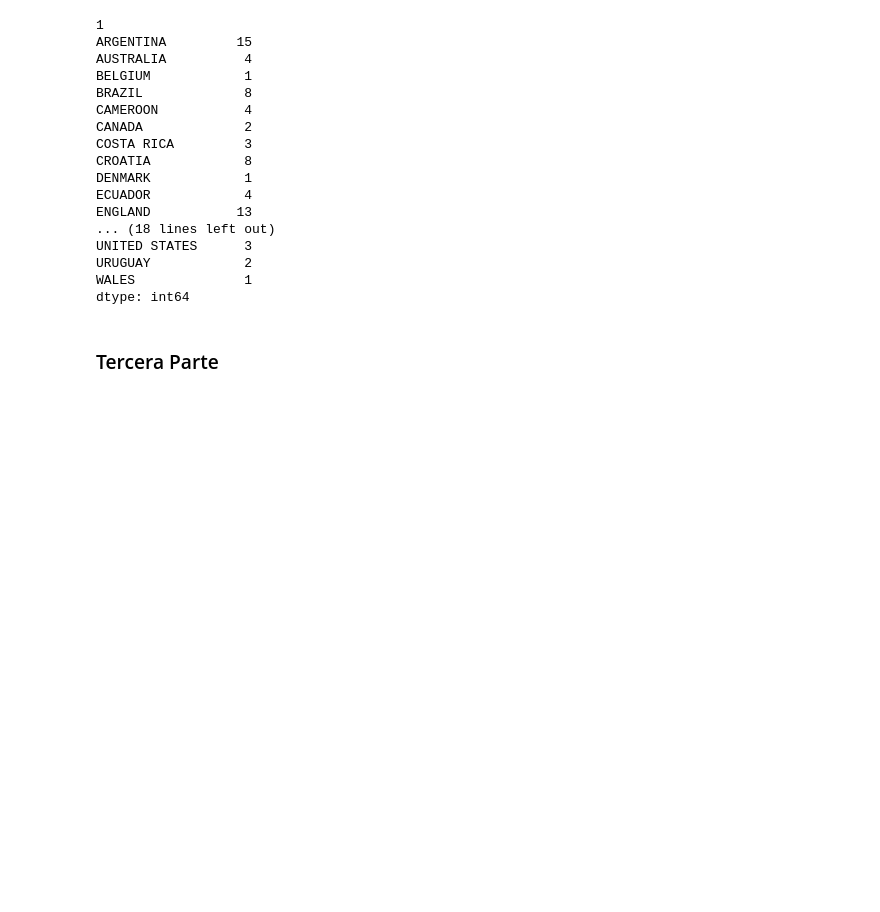
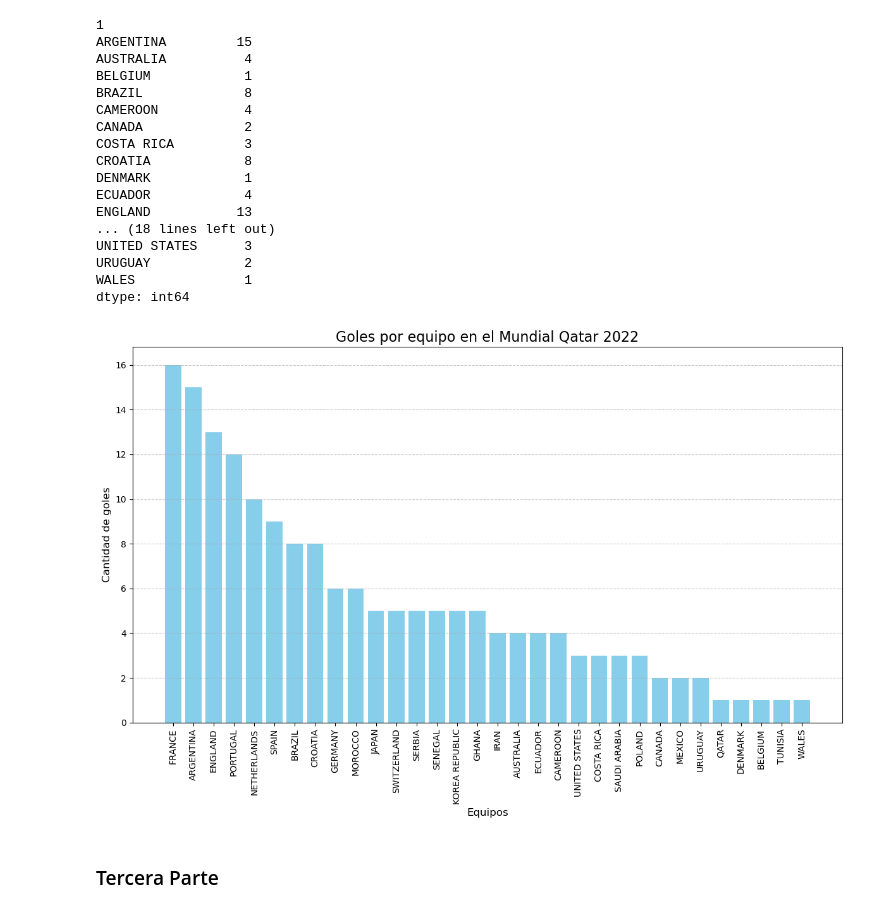
Before and after one commit to Sabetay/Actividades-chona--1erCua, a Jupyter notebook: 29-4/mundial_qatar_2022.ipynb, the cells around one changed output. Saved outputs shown, nothing was run; the diff lists cells and outputs as text; code cells hidden in the pictures; blank space fills up the shorter version.

```diff
--- a/29-4/mundial_qatar_2022.ipynb
+++ b/29-4/mundial_qatar_2022.ipynb
@@ -360,3 +355,60 @@ fig, ax = plt.subplots()
+# %%
+# Graficar los goles por equipo en todo el mundial
+
+#fig, ax = plt.subplots()
+
+'''
+GRAFICO ARG.
+partidos = mundial[(mundial["1"] == equipo) | (mundial["2"] == equipo)]
+
+# Crear una columna con los goles hechos por el equipo en cada partido
+partidos["goles_hechos"] = partidos.apply(
+    lambda row: row["1_goals"] if row["1"] == equipo else row["2_goals"], axis=1 #axis se refiere a la dimensión sobre la que se realiza una operación.
+)
+# Crear el gráfico
+fig, ax = plt.subplots(figsize=(10, 6))
+ax.bar(partidos.index, partidos["goles_hechos"], color="skyblue")
+
+# Configurar el gráfico
+ax.set_title(f"Goles hechos por {equipo} en cada partido", fontsize=14)
+ax.set_xlabel("Partido (índice)", fontsize=12)
+ax.set_ylabel("Goles hechos", fontsize=12)
+ax.grid(axis="y", linestyle="--", alpha=0.7)
+
+# Mostrar el gráfico
+plt.show()
+'''
+
+#(mundial.groupby("1")["1_goals"].sum() + mundial.groupby("2")["2_goals"].sum())
+# Completar
+
+archivo = "https://raw.githubusercontent.com/IgnacioPardo/Tecnologias_Exponenciales_2025/refs/heads/main/qatar.csv"
+
+# Leer datos del archivo
+mundial = pd.read_csv(archivo)
+
+# Agrupar los goles por equipo sumando los goles hechos como local y visitante
+goles_por_equipo = mundial.groupby("1")["1_goals"].sum() + mundial.groupby("2")["2_goals"].sum()
+
+# Ordenar los equipos por la cantidad de goles
+goles_por_equipo = goles_por_equipo.sort_values(ascending=False) # sort_values es para ordenar los equipos según la cantidad de goles anotados, de mayor a menor.
+
+# Crear el gráfico
+fig, ax = plt.subplots(figsize=(12, 8))
+ax.bar(goles_por_equipo.index, goles_por_equipo.values, color="skyblue")
+
+# Configurar el gráfico
+ax.set_title("Goles por equipo en el Mundial Qatar 2022", fontsize=16)
+ax.set_xlabel("Equipos", fontsize=12)
+ax.set_ylabel("Cantidad de goles", fontsize=12)
+ax.tick_params(axis="x", rotation=90)  # Rotar las etiquetas del eje X para mejor visibilidad
+ax.grid(axis="y", linestyle="--", alpha=0.7)
+
+# Mostrar el gráfico
+plt.tight_layout()  # Ajustar el diseño para evitar solapamientos
+plt.show()
+# %% [output]
+[figure, added]
 # %%
 # Cual es el equipo que hizo mas goles en el mundial?
 # Completar
```
Also changed, not shown: parts of 2 cells of this notebook.
